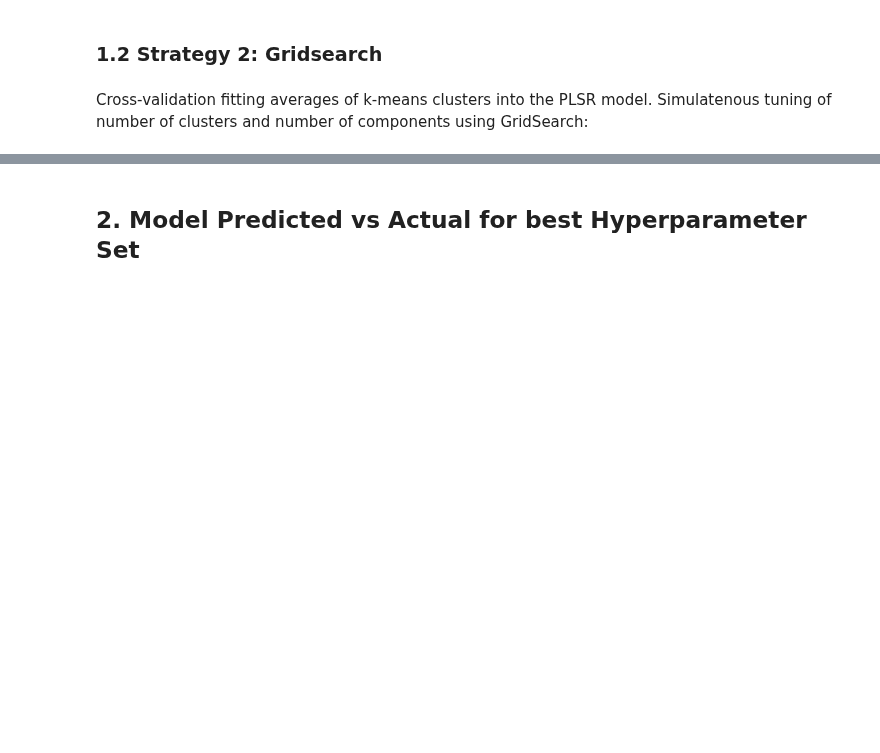
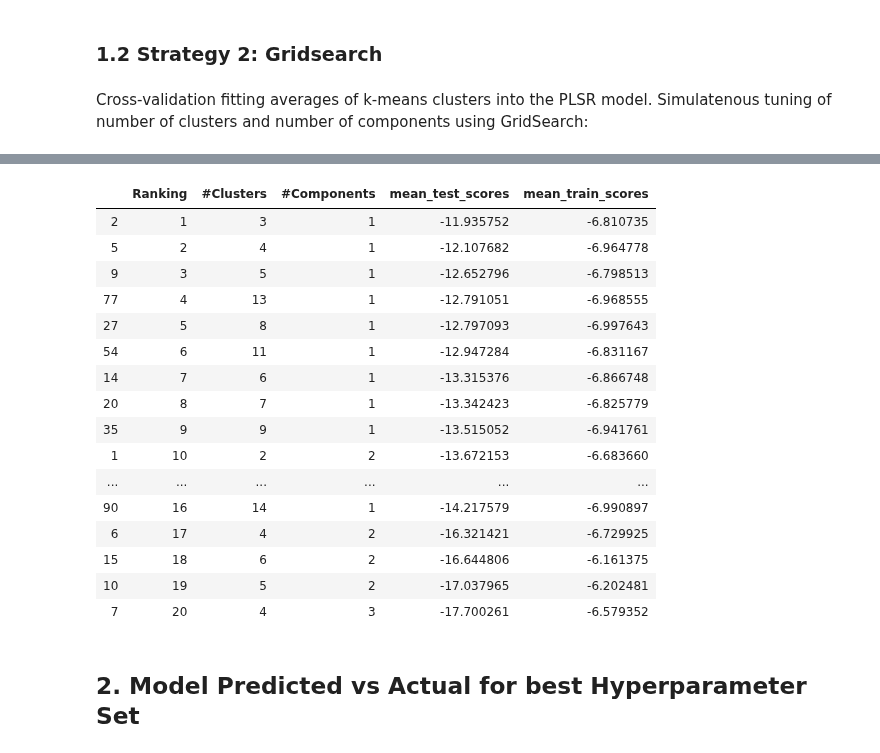
Before and after one commit to meyer-lab/DDMC, a Jupyter notebook: Figure2_kmeansPLSR.ipynb, the cells around one changed output, grey strips where cells are left out. Drawn from its saved outputs; the diff is of its cells as text; code cells hidden in the pictures; blank space fills up the shorter version.

```diff
--- a/Figure2_kmeansPLSR.ipynb
+++ b/Figure2_kmeansPLSR.ipynb
@@ -96,3 +100,25 @@ Cross-validation fitting averages of k-means clusters into the PLSR model. Simul
 # %%
-# CVresults_max, CVresults_min, best_params = kmeansPLSR_tuning(data, Y_cv)
-# CVresults_min.nlargest(20, "mean_test_scores")
+# pd.set_option('display.max_rows', 1000)
+# pd.set_option('display.max_columns', 1000)
+
+CVresults_max, CVresults_min, best_params = kmeansPLSR_tuning(data, Y_cv)
+# %%
+CVresults_min.sort_values(by="Ranking").iloc[:20, :]
+# %% [output]
+|  | Ranking | #Clusters | #Components | mean_test_scores | mean_train_scores |
+| 2 | 1 | 3 | 1 | -11.935752 | -6.810735 |
+| 5 | 2 | 4 | 1 | -12.107682 | -6.964778 |
+| 9 | 3 | 5 | 1 | -12.652796 | -6.798513 |
+| 77 | 4 | 13 | 1 | -12.791051 | -6.968555 |
+| 27 | 5 | 8 | 1 | -12.797093 | -6.997643 |
+| 54 | 6 | 11 | 1 | -12.947284 | -6.831167 |
+| 14 | 7 | 6 | 1 | -13.315376 | -6.866748 |
+| 20 | 8 | 7 | 1 | -13.342423 | -6.825779 |
+| 35 | 9 | 9 | 1 | -13.515052 | -6.941761 |
+| 1 | 10 | 2 | 2 | -13.672153 | -6.683660 |
+| ... | ... | ... | ... | ... | ... |
+| 90 | 16 | 14 | 1 | -14.217579 | -6.990897 |
+| 6 | 17 | 4 | 2 | -16.321421 | -6.729925 |
+| 15 | 18 | 6 | 2 | -16.644806 | -6.161375 |
+| 10 | 19 | 5 | 2 | -17.037965 | -6.202481 |
+| 7 | 20 | 4 | 3 | -17.700261 | -6.579352 |
```
Also changed, not shown: parts of 15 cells of this notebook, 11 other files.
